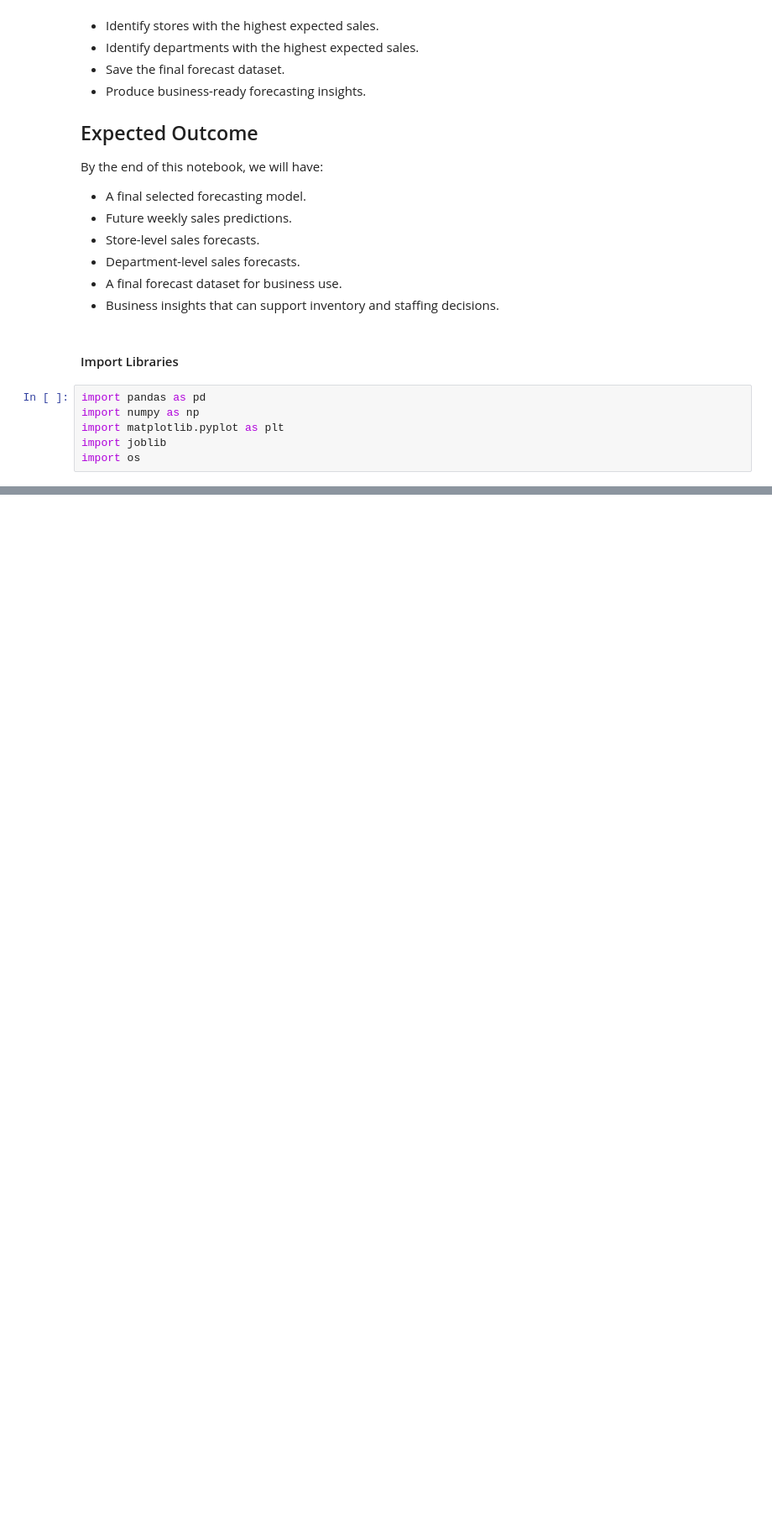
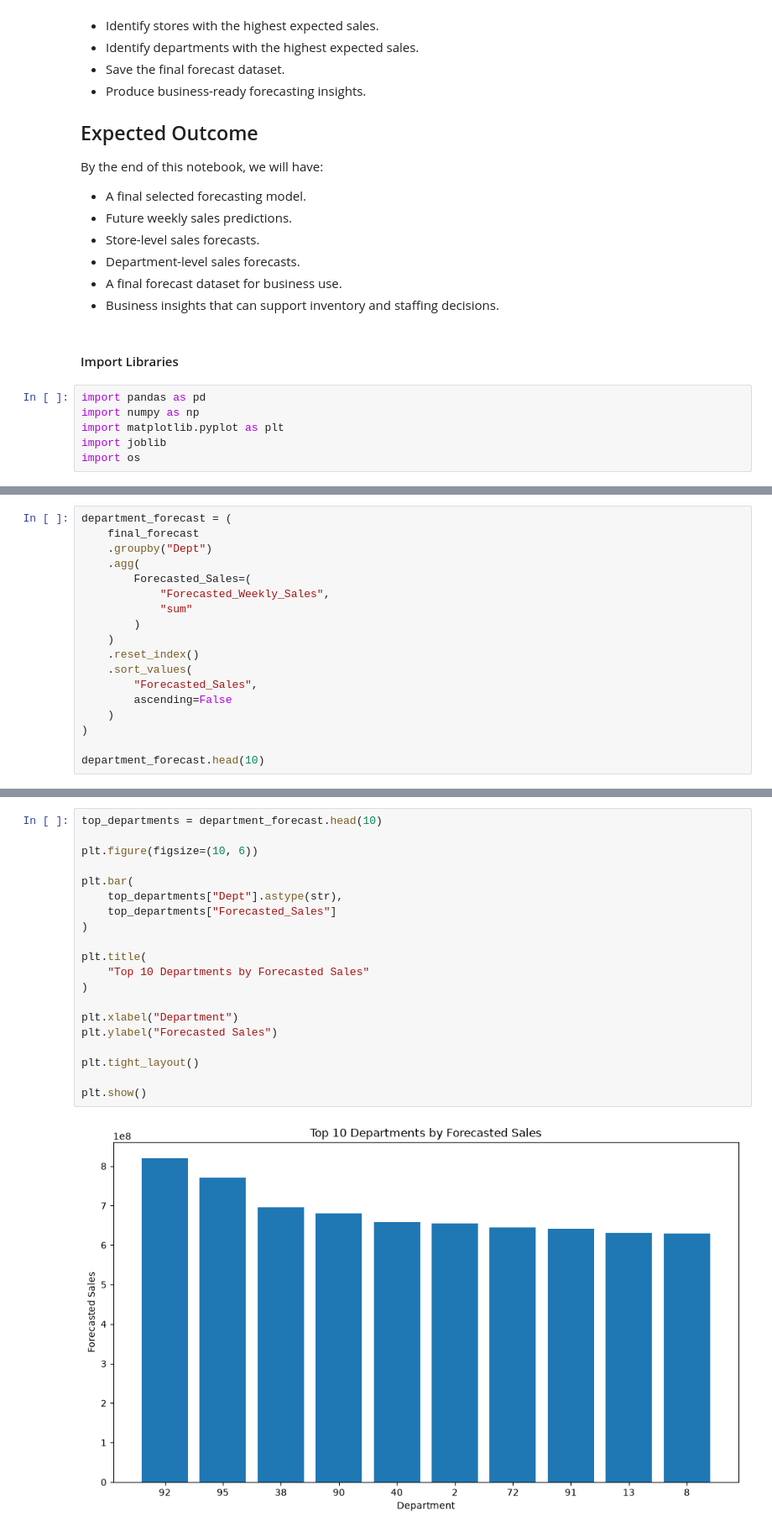
Before and after one commit to sarayeana/Walmart-Sales-Forecasting-Project, a Jupyter notebook: notebooks/10_Final_Forecast.ipynb, the cells around one changed output, grey strips where cells are left out. Shown at 84% size. Saved outputs shown, nothing was run; the diff lists cells and outputs as text; blank space fills up the shorter version.

```diff
--- a/notebooks/10_Final_Forecast.ipynb
+++ b/notebooks/10_Final_Forecast.ipynb
@@ -36,0 +483,18 @@ import os
+# %%
+department_forecast = (
+    final_forecast
+    .groupby("Dept")
+    .agg(
+        Forecasted_Sales=(
+            "Forecasted_Weekly_Sales",
+            "sum"
+        )
+    )
+    .reset_index()
+    .sort_values(
+        "Forecasted_Sales",
+        ascending=False
+    )
+)
+
+department_forecast.head(10)
@@ -36,0 +515,22 @@ import os
+# %%
+top_departments = department_forecast.head(10)
+
+plt.figure(figsize=(10, 6))
+
+plt.bar(
+    top_departments["Dept"].astype(str),
+    top_departments["Forecasted_Sales"]
+)
+
+plt.title(
+    "Top 10 Departments by Forecasted Sales"
+)
+
+plt.xlabel("Department")
+plt.ylabel("Forecasted Sales")
+
+plt.tight_layout()
+
+plt.show()
+# %% [output]
+[figure, added]
```
Also changed, not shown: parts of 60 cells of this notebook, 7 other files.
